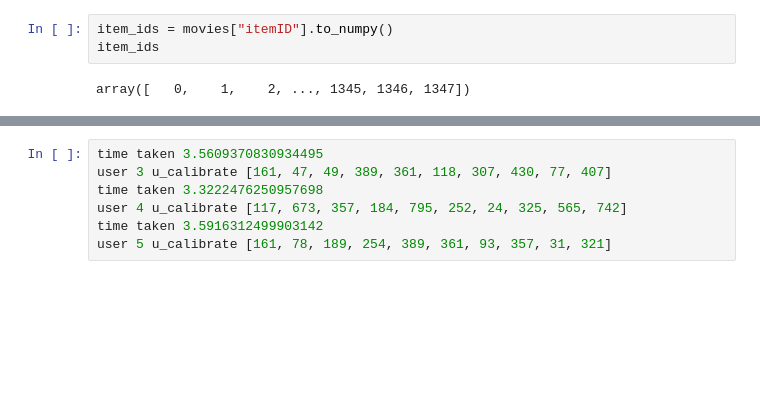
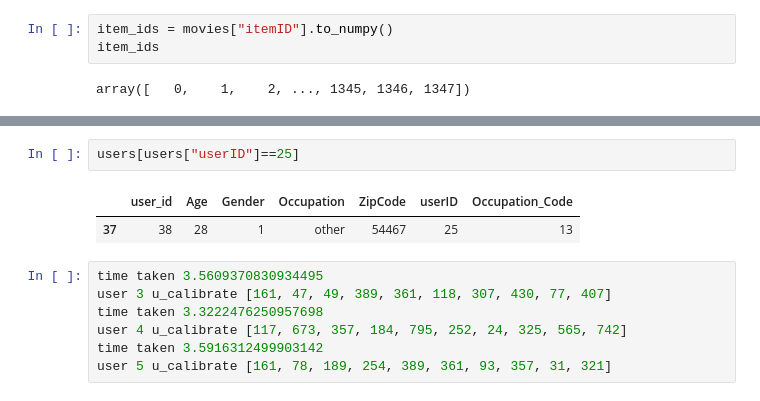
Before and after one commit to tahsinkheya/re_ranking_clean, a Jupyter notebook: kheya_test_multi.ipynb, the cells around one changed output, grey strips where cells are left out. Cells and saved outputs as stored; diff of their text form; blank space fills up the shorter version.

```diff
--- a/kheya_test_multi.ipynb
+++ b/kheya_test_multi.ipynb
@@ -368,3 +267,8 @@ KeyboardInterrupt:
+# %%
+users[users["userID"]==25]
+# %% [output]
+|  | user_id | Age | Gender | Occupation | ZipCode | userID | Occupation_Code |
+| 37 | 38 | 28 | 1 | other | 54467 | 25 | 13 |
 # %%
 time taken 3.5609370830934495
 user 3 u_calibrate [161, 47, 49, 389, 361, 118, 307, 430, 77, 407]
```
Also changed, not shown: parts of 3 cells of this notebook.
